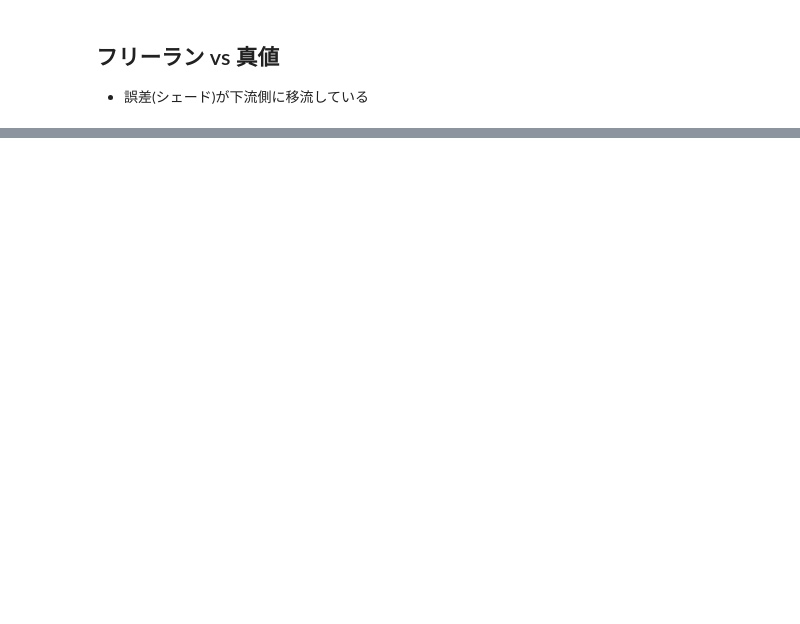
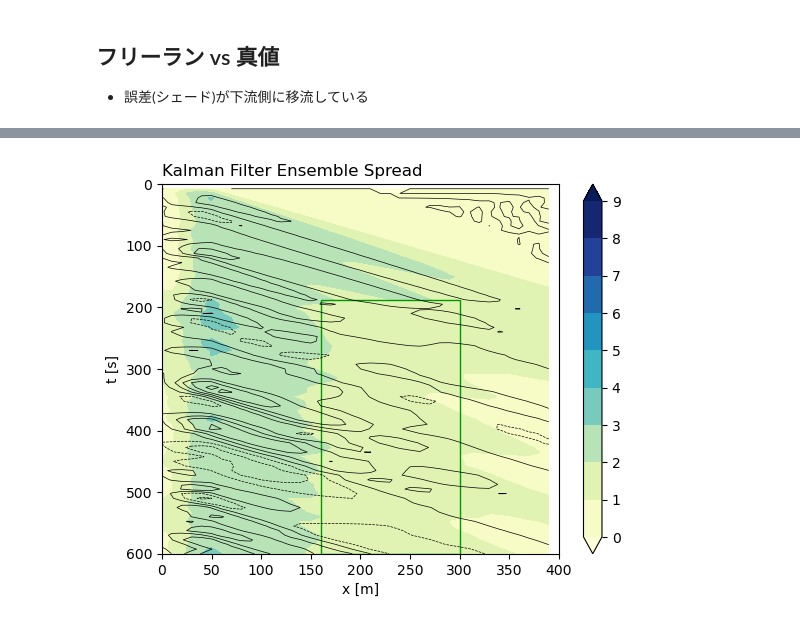
Before and after one commit to wm-ytakano/dass2023-adv-EnKF, a Jupyter notebook: main.ipynb, the cells around one changed output, grey strips where cells are left out. Cells and saved outputs as stored; diff of their text form; code cells hidden in the pictures; blank space fills up the shorter version.

```diff
--- a/main.ipynb
+++ b/main.ipynb
@@ -45,3 +48,14 @@ main.plot_xt(
+# %%
+main.plot_xt(
+    std_filter,
+    torch.arange(0, 10, 1),
+    "YlGnBu",
+    x_filter - x_true,
+    torch.arange(-10, 10, 2),
+    "Kalman Filter Ensemble Spread"
+)
+# %% [output]
+[figure, added]
 # %% [markdown]
 ## 固定ラグ平滑化 vs 真値
 - メンバ数100、ラグ300ステップ(150秒)
```
Also changed, not shown: parts of 7 cells of this notebook, 1 other file.
